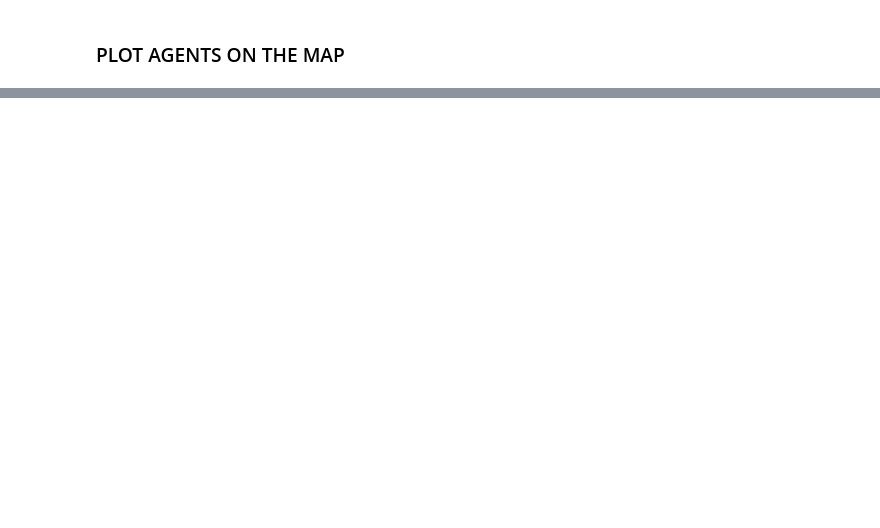
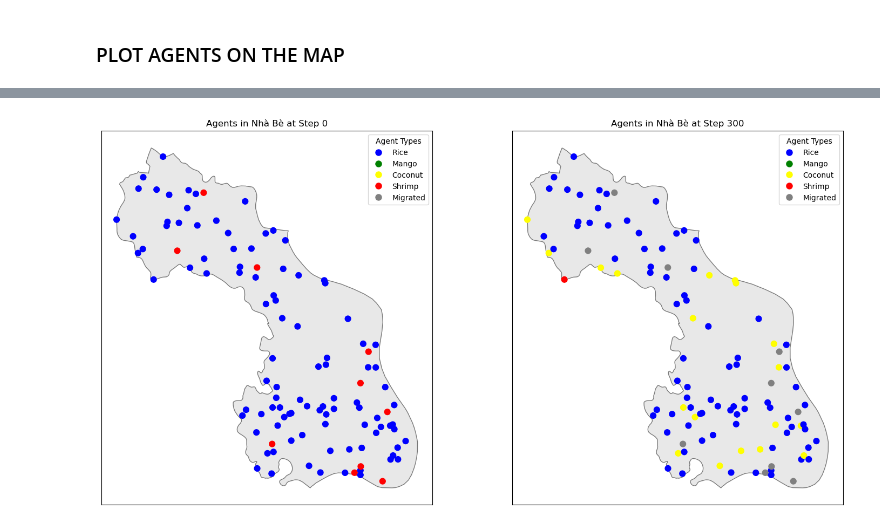
Before and after one commit to Juliettevanalst/Thesis, a Jupyter notebook: model_run2.ipynb, the cells around one changed output, grey strips where cells are left out. Saved outputs shown, nothing was run; the diff lists cells and outputs as text; code cells hidden in the pictures; blank space fills up the shorter version.

```diff
--- a/model_run2.ipynb
+++ b/model_run2.ipynb
@@ -108,0 +151,65 @@ plt.show()
+# %%
+def plot_network(ax, model):
+    ax.clear()
+
+    # Plot district map
+    model.polygon_districts.plot(ax=ax, facecolor="lightgray", edgecolor="black", alpha=0.5)
+
+    # Get node positions
+    pos = nx.get_node_attributes(model.G, 'pos')
+
+    # Map node_id to agent
+    node_to_agent = {
+        agent.node_id: agent
+        for agent in model.agents
+        if isinstance(agent, (Agri_farmer, Aqua_farmer))
+    }
+
+    # Prepare lists for nodes and their colors
+    nodes_to_draw = []
+    colors_to_draw = []
+
+    for node_id in model.G.nodes():
+        nodes_to_draw.append(node_id)
+        agent = node_to_agent.get(node_id)
+        if agent:
+            if agent.current_crop == "Rice":
+                colors_to_draw.append('blue')
+            elif agent.current_crop == "Mango":
+                colors_to_draw.append('green')
+            elif agent.current_crop == "Coconut":
+                colors_to_draw.append('yellow')
+            elif agent.current_crop == "Shrimp":
+                colors_to_draw.append('red')
+            else:
+                colors_to_draw.append("gray")  # unknown crop
+        else:
+            colors_to_draw.append("gray")  # migrated / no agent
+
+    # Draw edges first (optional)
+    #nx.draw_networkx_edges(model.G, pos, ax=ax, edge_color="gray")
+
+    # Draw nodes with matching colors
+    nx.draw_networkx_nodes(model.G, pos,
+                           nodelist=nodes_to_draw,
+                           node_color=colors_to_draw,
+                           node_size=60,
+                           ax=ax)
+
+    # Add legend
+    blue_patch = mlines.Line2D([], [], marker='o', color='w', markerfacecolor='blue', markersize=10, label='Rice')
+    green_patch = mlines.Line2D([], [], marker='o', color='w', markerfacecolor='green', markersize=10, label='Mango')
+    yellow_patch = mlines.Line2D([], [], marker='o', color='w', markerfacecolor='yellow', markersize=10, label='Coconut')
+    red_patch = mlines.Line2D([], [], marker='o', color='w', markerfacecolor='red', markersize=10, label='Shrimp')
+    grey_patch = mlines.Line2D([], [], marker='o', color='w', markerfacecolor='gray', markersize=10, label='Migrated')
+    ax.legend(handles=[blue_patch, green_patch, yellow_patch, red_patch, grey_patch], loc='upper right', title='Agent Types')
+
+    ax.set_title(f"Agents in {model.district} at Step {model.steps}", fontsize=12)
+
+    # Call function above to plot the map
+fig, (ax1, ax2) = plt.subplots(1,2, figsize=(18, 9))
+plot_network(ax1, initial_model_state)
+plot_network(ax2, model)
+plt.show()
+# %% [output]
+[figure, added]
```
Also changed, not shown: parts of 5 cells of this notebook, 3 other files.
